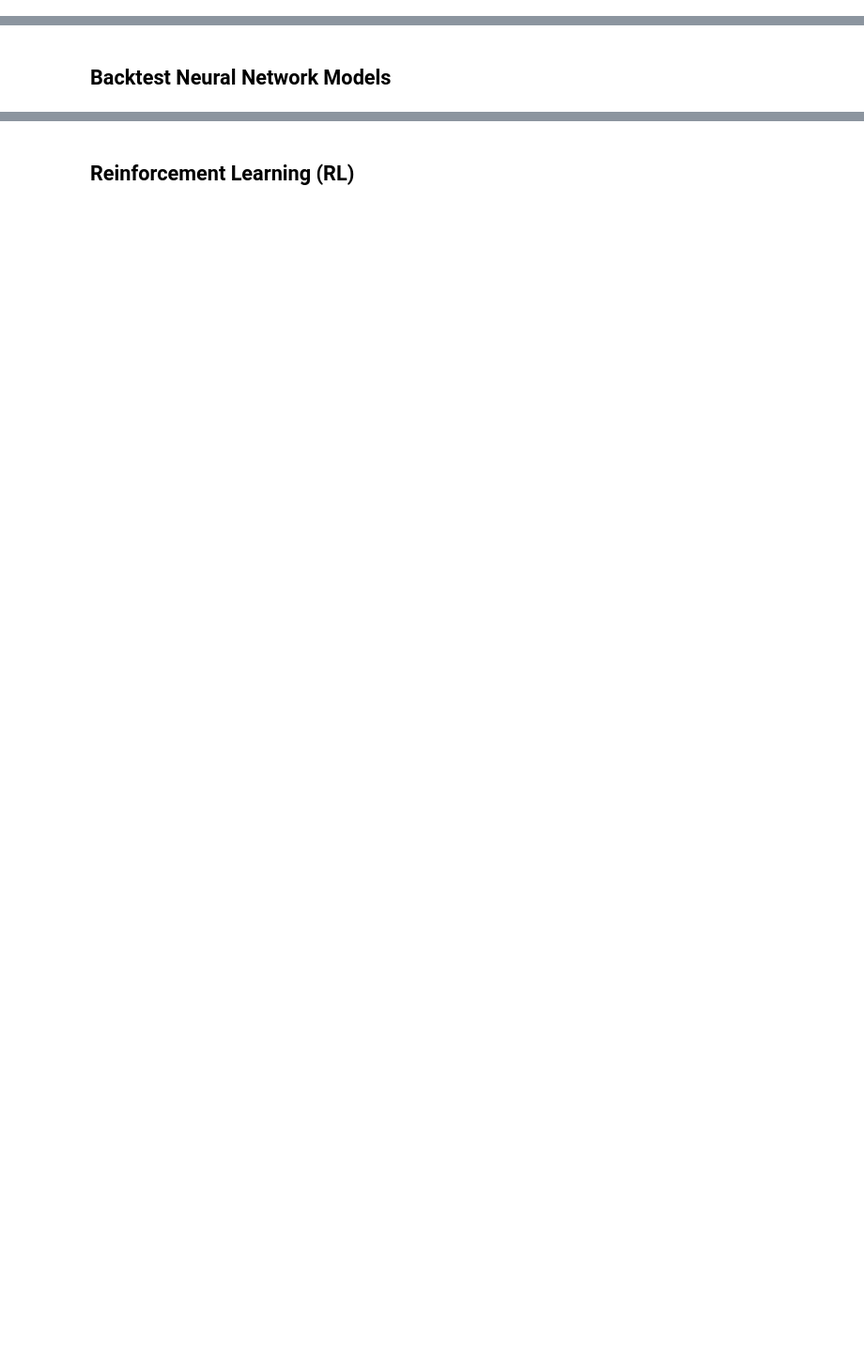
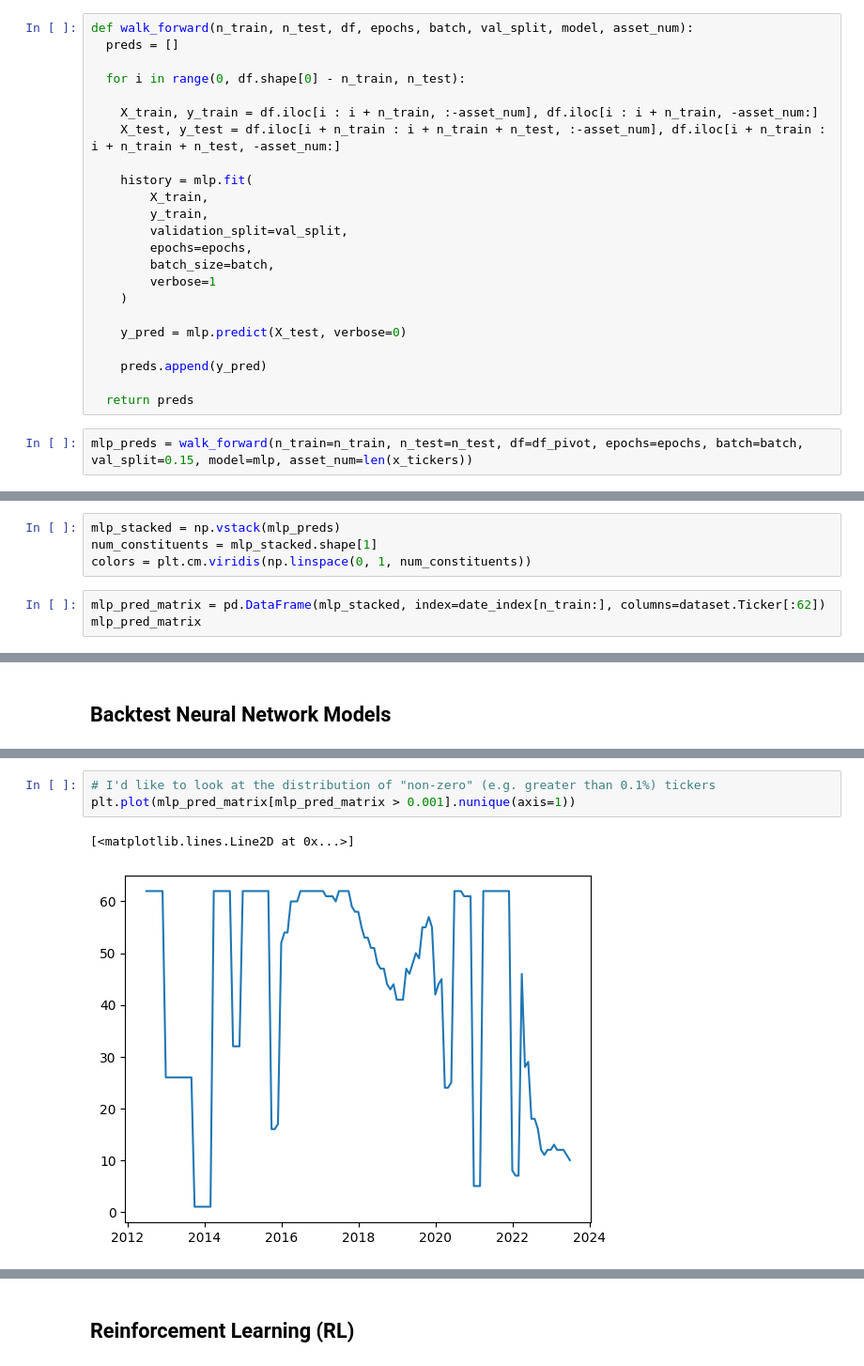
Before and after one commit to pcmendes1973/WQU-Capstone, a Jupyter notebook: Capstone_Code.ipynb, the cells around one changed output, grey strips where cells are left out. Shown at 94% size. Saved outputs shown, nothing was run; the diff lists cells and outputs as text; blank space fills up the shorter version.

```diff
--- a/Capstone_Code.ipynb
+++ b/Capstone_Code.ipynb
@@ -512,0 +840,25 @@ class CNN(PortfolioNN):
+# %%
+def walk_forward(n_train, n_test, df, epochs, batch, val_split, model, asset_num):
+  preds = []
+
+  for i in range(0, df.shape[0] - n_train, n_test):
+
+    X_train, y_train = df.iloc[i : i + n_train, :-asset_num], df.iloc[i : i + n_train, -asset_num:]
+    X_test, y_test = df.iloc[i + n_train : i + n_train + n_test, :-asset_num], df.iloc[i + n_train : i + n_train + n_test, -asset_num:]
+
+    history = mlp.fit(
+        X_train,
+        y_train,
+        validation_split=val_split,
+        epochs=epochs,
+        batch_size=batch,
+        verbose=1
+    )
+
+    y_pred = mlp.predict(X_test, verbose=0)
+
+    preds.append(y_pred)
+
+  return preds
+# %%
+mlp_preds = walk_forward(n_train=n_train, n_test=n_test, df=df_pivot, epochs=epochs, batch=batch, val_split=0.15, model=mlp, asset_num=len(x_tickers))
@@ -512,0 +883,7 @@ class CNN(PortfolioNN):
+# %%
+mlp_stacked = np.vstack(mlp_preds)
+num_constituents = mlp_stacked.shape[1]
+colors = plt.cm.viridis(np.linspace(0, 1, num_constituents))
+# %%
+mlp_pred_matrix = pd.DataFrame(mlp_stacked, index=date_index[n_train:], columns=dataset.Ticker[:62])
+mlp_pred_matrix
@@ -514,0 +1050,6 @@ class CNN(PortfolioNN):
+# %%
+# I'd like to look at the distribution of "non-zero" (e.g. greater than 0.1%) tickers
+plt.plot(mlp_pred_matrix[mlp_pred_matrix > 0.001].nunique(axis=1))
+# %% [output]
+[<matplotlib.lines.Line2D at 0x...>]
+[figure, added]
```
Also changed, not shown: parts of 135 cells of this notebook.
